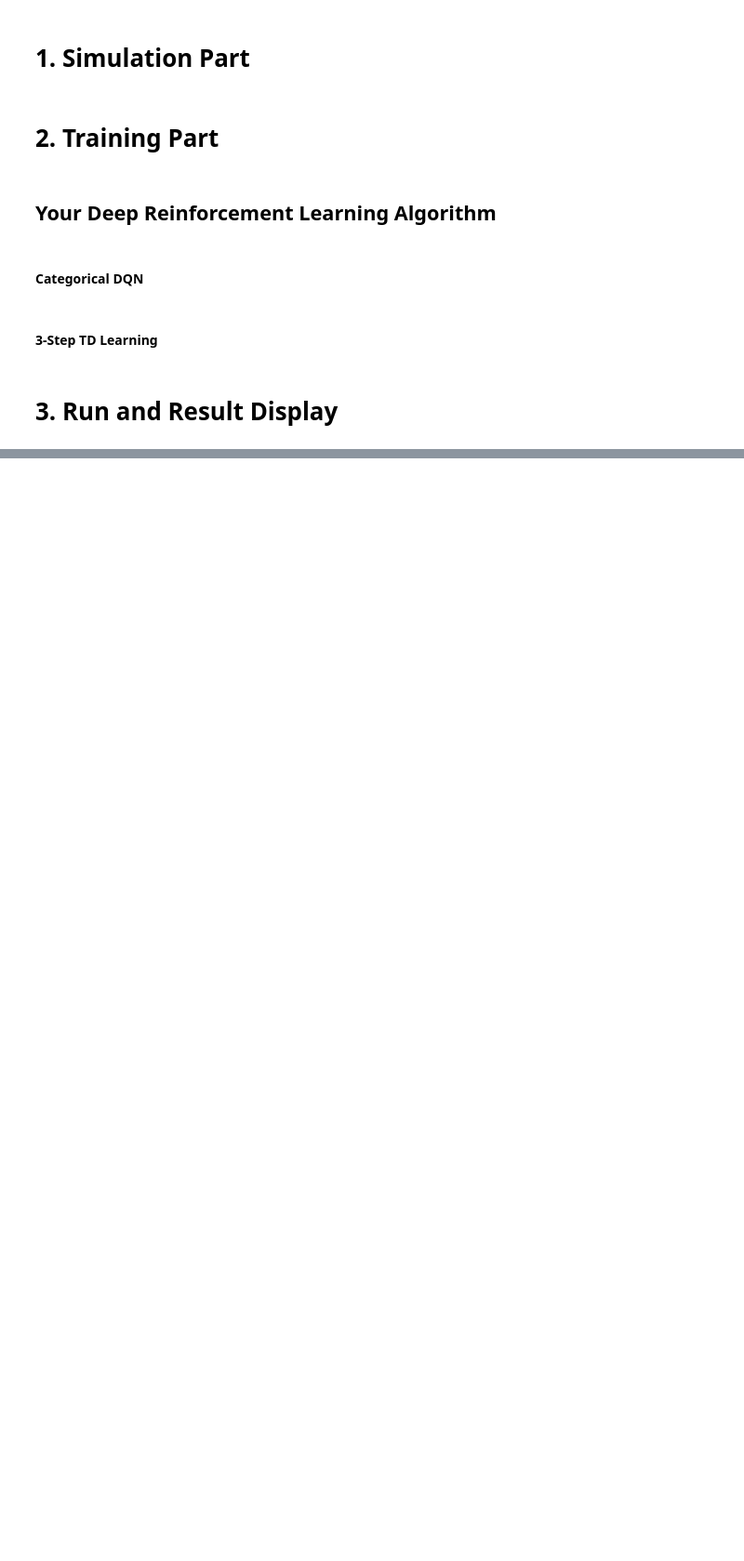
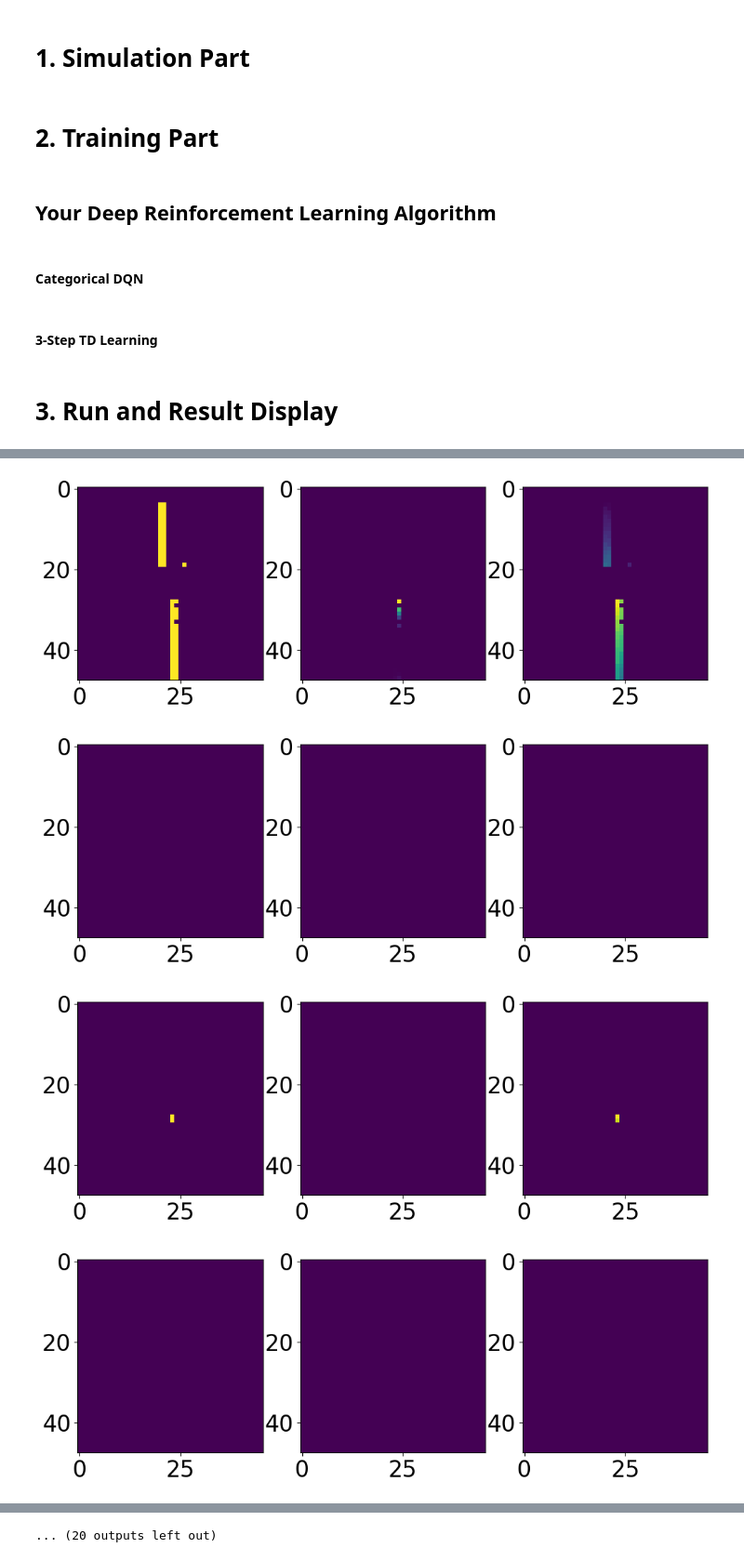
Before and after one commit to jazg97/TrafficSignalControl-RL, a Jupyter notebook: Code/RainbowDQN_TrafficControl.ipynb, the cells around one changed output, grey strips where cells are left out. Shown at 93% size. Drawn from its saved outputs; the diff is of its cells as text; code cells hidden in the pictures; blank space fills up the shorter version.

```diff
--- a/Code/RainbowDQN_TrafficControl.ipynb
+++ b/Code/RainbowDQN_TrafficControl.ipynb
@@ -826,0 +843,20 @@ Visualization.save_data_and_plot(data=Simulation.speed_store, filename='Speed',
+# %%
+import matplotlib.pyplot as plt
+batch, idxs, is_weights = memory.get_samples(32)
+
+for val in batch:
+    old_state = val[0]
+    state_array = np.array((old_state)).reshape(3, 48, 46)
+    state_img = np.moveaxis(state_array, [0, 1, 2], [2,0,1])
+    plt.figure(figsize=(12,4))
+    plt.subplot(131)
+    plt.imshow(state_img[:,:,0])
+    plt.subplot(132)
+    plt.imshow(state_img[:,:,1])
+    plt.subplot(133)
+    plt.imshow(state_img[:,:,2])
+# %% [output]
+[figure, added]
+[figure, added]
+[figure, added]
+[figure, added]
@@ -826,0 +871 @@ Visualization.save_data_and_plot(data=Simulation.speed_store, filename='Speed',
+... (20 outputs left out)
```
Also changed, not shown: parts of 21 cells of this notebook, 1 other file.
